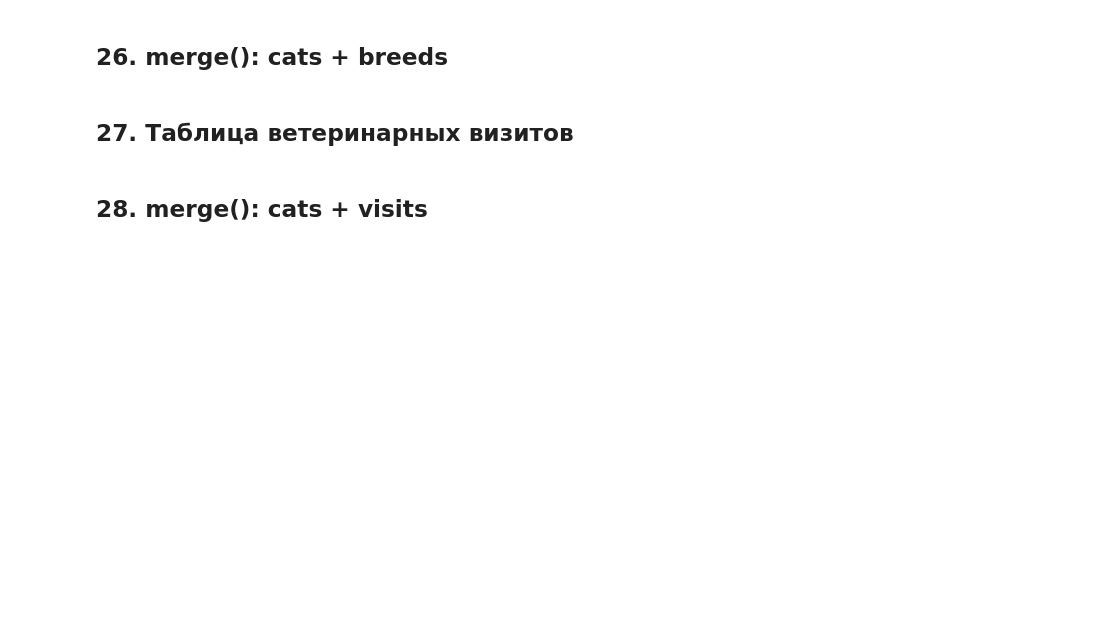
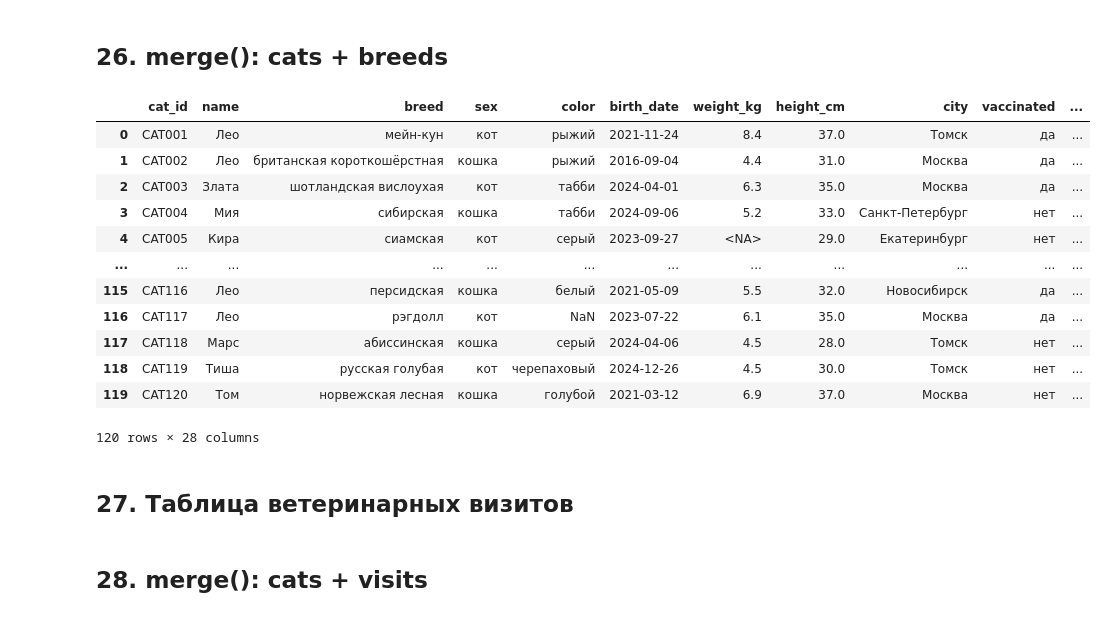
Before and after one commit to golubnichiy/bigdata_26_08, a Jupyter notebook: pandas_1_base.ipynb, the cells around one changed output. Drawn from its saved outputs; the diff is of its cells as text; code cells hidden in the pictures; blank space fills up the shorter version.

```diff
--- a/pandas_1_base.ipynb
+++ b/pandas_1_base.ipynb
@@ -486,2 +700,15 @@ Name: count, dtype: int64
 # %% [markdown]
 ## 18. apply()
+# %%
+def weight_category(weight):
+    if pd.isna(weight):
+        return 'нет данных'
+    if weight < 4:
+        return 'легкий'
+    elif weight < 6:
+        return 'средний'
+    else:
+        return 'крупный'
+
+cats_clean['weight_category'] = cats_clean['weight_kg'].apply(weight_category)
+cats_clean['weight_category'].value_counts()
@@ -489,3 +723,7 @@ Name: count, dtype: int64
 ## 19. Векторизация вместо цикла
 
 Для простых операций предпочтительнее использовать векторизованные выражения Pandas.
+# %%
+cats_clean['height_m'] = cats_clean['height_cm'] / 100
+
+cats_clean[['height_m', 'height_cm']]
@@ -509,0 +914,16 @@ Name: count, dtype: int64
+# %%
+breeds_clean = breeds.copy()
+
+breeds_clean['breed_key'] = (
+    breeds_clean['breed']
+    .str.strip()
+    .str.lower()
+)
+
+cats_clean['breed_key'] = (
+    cats_clean['breed']
+    .str.strip()
+    .str.lower()
+)
+
+breeds_clean.head()
@@ -510,5 +937,29 @@ Name: count, dtype: int64
 # %% [markdown]
 ## 26. merge(): cats + breeds
+# %%
+cats_with_breeds = cats_clean.merge(
+    breeds_clean,
+    on = 'breed_key',
+    how='left',
+    validate='many_to_one',
+    suffixes=("", "_ref")
+)
+
+cats_with_breeds
+# %% [output]
+|  | cat_id | name | breed | sex | color | birth_date | weight_kg | height_cm | city | vaccinated | ... |
+| 0 | CAT001 | Лео | мейн-кун | кот | рыжий | 2021-11-24 | 8.4 | 37.0 | Томск | да | ... |
+| 1 | CAT002 | Лео | британская короткошёрстная | кошка | рыжий | 2016-09-04 | 4.4 | 31.0 | Москва | да | ... |
+| 2 | CAT003 | Злата | шотландская вислоухая | кот | табби | 2024-04-01 | 6.3 | 35.0 | Москва | да | ... |
+| 3 | CAT004 | Мия | сибирская | кошка | табби | 2024-09-06 | 5.2 | 33.0 | Санкт-Петербург | нет | ... |
+| 4 | CAT005 | Кира | сиамская | кот | серый | 2023-09-27 | <NA> | 29.0 | Екатеринбург | нет | ... |
+| ... | ... | ... | ... | ... | ... | ... | ... | ... | ... | ... | ... |
+| 115 | CAT116 | Лео | персидская | кошка | белый | 2021-05-09 | 5.5 | 32.0 | Новосибирск | да | ... |
+| 116 | CAT117 | Лео | рэгдолл | кот | NaN | 2023-07-22 | 6.1 | 35.0 | Москва | да | ... |
+| 117 | CAT118 | Марс | абиссинская | кошка | серый | 2024-04-06 | 4.5 | 28.0 | Томск | нет | ... |
+| 118 | CAT119 | Тиша | русская голубая | кот | черепаховый | 2024-12-26 | 4.5 | 30.0 | Томск | нет | ... |
+| 119 | CAT120 | Том | норвежская лесная | кошка | голубой | 2021-03-12 | 6.9 | 37.0 | Москва | нет | ... |
+120 rows × 28 columns
 # %% [markdown]
 ## 27. Таблица ветеринарных визитов
 # %% [markdown]
```
Also changed, not shown: parts of 29 cells of this notebook.
